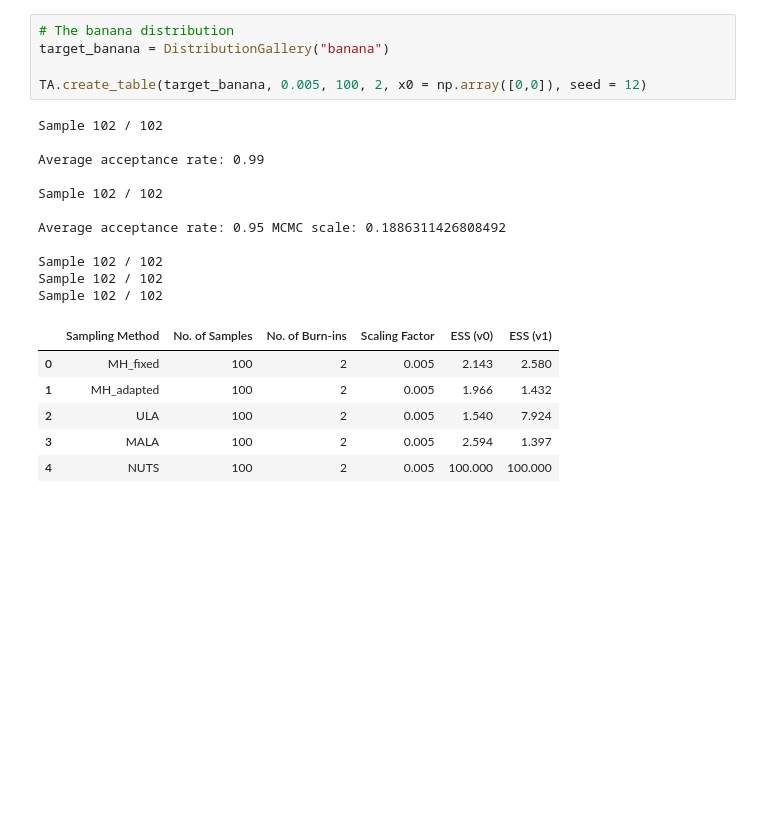
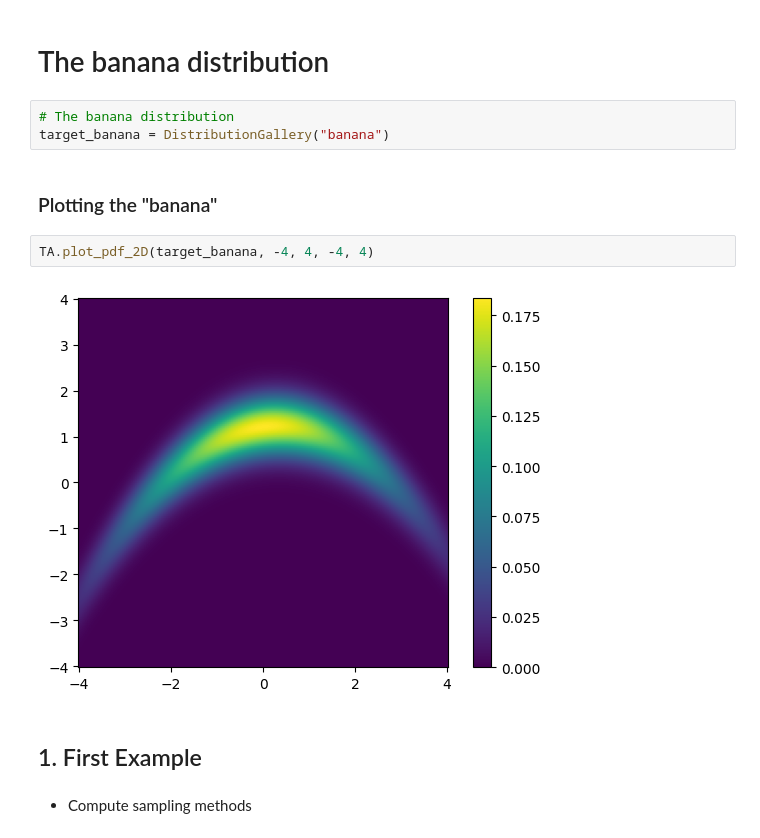
Before and after one commit to CUQI-DTU/CUQIpy-Benchmarks, a Jupyter notebook: product/table-banana.ipynb, the cells around one changed output. Cells and saved outputs as stored; diff of their text form; blank space fills up the shorter version.

Commit message:
set banana as the same format

```diff
--- a/product/table-banana.ipynb
+++ b/product/table-banana.ipynb
@@ -15,23 +79,15 @@ import TableAutomization as TA
+# %% [markdown]
+# The banana distribution
 # %%
 # The banana distribution
 target_banana = DistributionGallery("banana")
-
-TA.create_table(target_banana, 0.005, 100, 2, x0 = np.array([0,0]), seed = 12)
-# %% [output]
-Sample 102 / 102
-
-Average acceptance rate: 0.99
-
-Sample 102 / 102
-
-Average acceptance rate: 0.95 MCMC scale: 0.1886311426808492
-
-Sample 102 / 102
-Sample 102 / 102
-Sample 102 / 102
-|  | Sampling Method | No. of Samples | No. of Burn-ins | Scaling Factor | ESS (v0) | ESS (v1) |
-| 0 | MH_fixed | 100 | 2 | 0.005 | 2.143 | 2.580 |
-| 1 | MH_adapted | 100 | 2 | 0.005 | 1.966 | 1.432 |
-| 2 | ULA | 100 | 2 | 0.005 | 1.540 | 7.924 |
-| 3 | MALA | 100 | 2 | 0.005 | 2.594 | 1.397 |
-| 4 | NUTS | 100 | 2 | 0.005 | 100.000 | 100.000 |
+# %% [markdown]
+### Plotting the "banana"
+# %%
+TA.plot_pdf_2D(target_banana, -4, 4, -4, 4)
+# %% [output]
+[figure, added]
+# %% [markdown]
+## 1. First Example
+# %% [markdown]
+- Compute sampling methods
```
Also changed, not shown: parts of 16 cells of this notebook, 1 other file.
